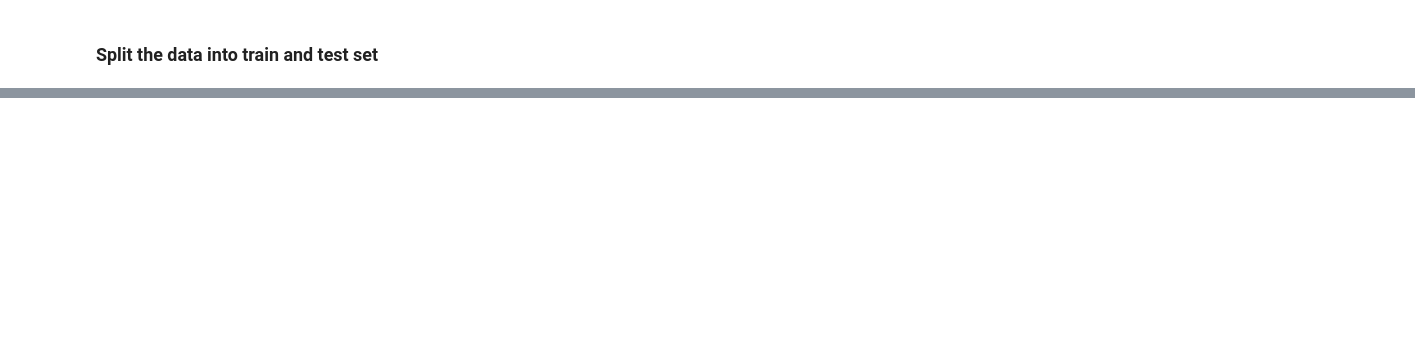
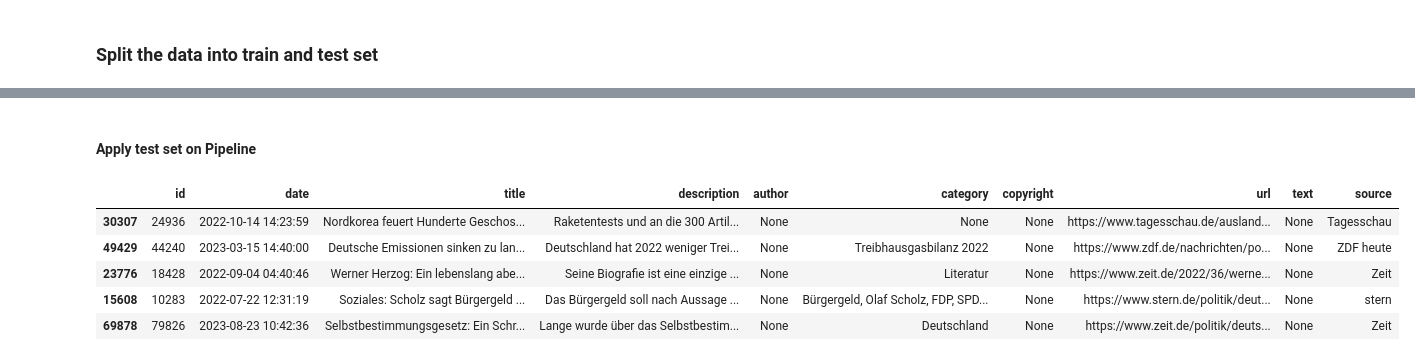
Before and after one commit to manuelarink/news_scraper, a Jupyter notebook: research/preprocessing/04-ml-pipeline-topic-modelling.ipynb, the cells around one changed output, grey strips where cells are left out. Saved outputs shown, nothing was run; the diff lists cells and outputs as text; code cells hidden in the pictures; blank space fills up the shorter version.

Commit message:
Preprocessing ML Pipeline for Topic Modelling

```diff
--- a/research/preprocessing/04-ml-pipeline-topic-modelling.ipynb
+++ b/research/preprocessing/04-ml-pipeline-topic-modelling.ipynb
@@ -206,0 +321,11 @@ FEATURES = ['title', 'title_description_text']
+# %% [markdown]
+#### Apply test set on Pipeline
+# %%
+test.head()
+# %% [output]
+|  | id | date | title | description | author | category | copyright | url | text | source |
+| 30307 | 24936 | 2022-10-14 14:23:59 | Nordkorea feuert Hunderte Geschos... | Raketentests und an die 300 Artil... | None | None | None | https://www.tagesschau.de/ausland... | None | Tagesschau |
+| 49429 | 44240 | 2023-03-15 14:40:00 | Deutsche Emissionen sinken zu lan... | Deutschland hat 2022 weniger Trei... | None | Treibhausgasbilanz 2022 | None | https://www.zdf.de/nachrichten/po... | None | ZDF heute |
+| 23776 | 18428 | 2022-09-04 04:40:46 | Werner Herzog: Ein lebenslang abe... | Seine Biografie ist eine einzige ... | None | Literatur | None | https://www.zeit.de/2022/36/werne... | None | Zeit |
+| 15608 | 10283 | 2022-07-22 12:31:19 | Soziales: Scholz sagt Bürgergeld ... | Das Bürgergeld soll nach Aussage ... | None | Bürgergeld, Olaf Scholz, FDP, SPD... | None | https://www.stern.de/politik/deut... | None | stern |
+| 69878 | 79826 | 2023-08-23 10:42:36 | Selbstbestimmungsgesetz: Ein Schr... | Lange wurde über das Selbstbestim... | None | Deutschland | None | https://www.zeit.de/politik/deuts... | None | Zeit |
```
Also changed, not shown: parts of 43 cells of this notebook, 16 other files.
